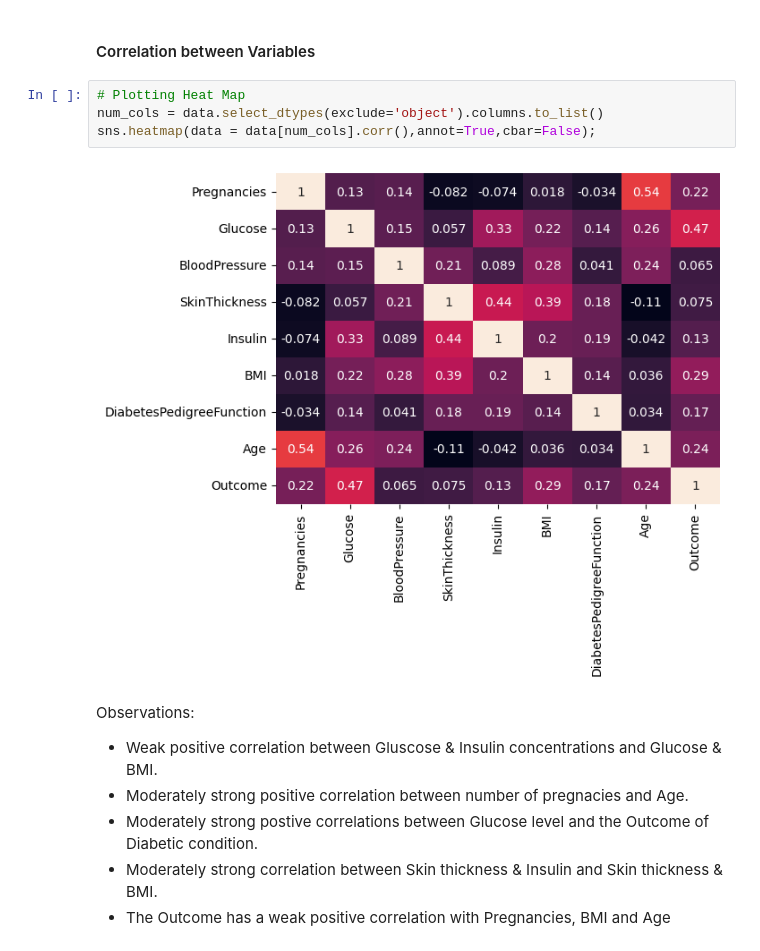
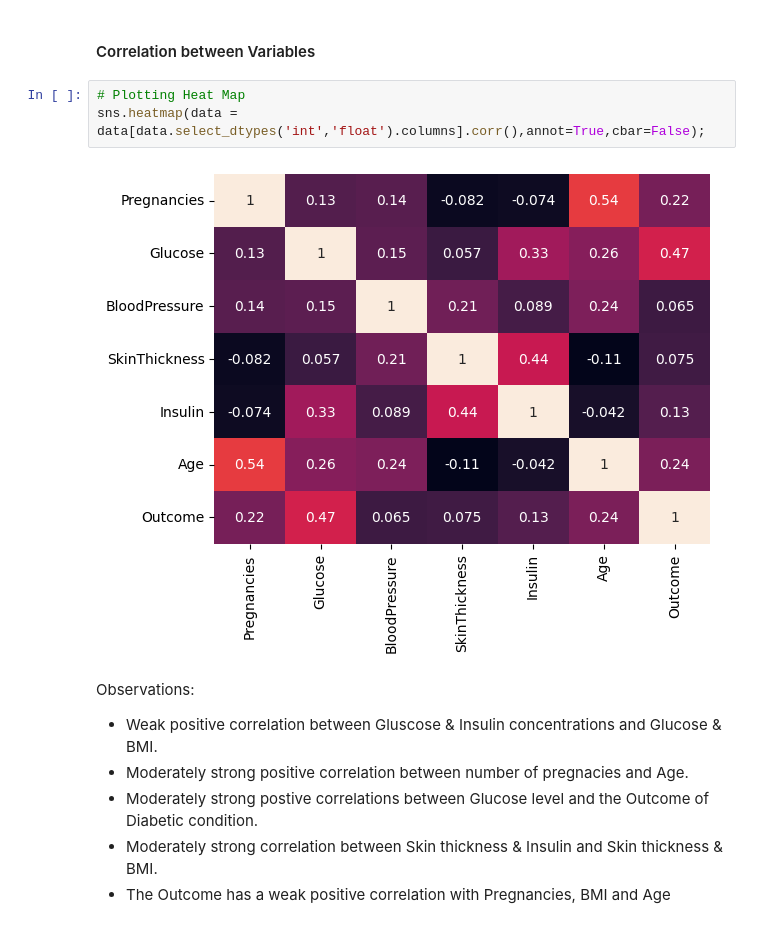
Before and after one commit to royssentongo/Own_projects, a Jupyter notebook: Pima_Diabetes.ipynb, the cells around one changed output. Drawn from its saved outputs; the diff is of its cells as text.

```diff
--- a/Pima_Diabetes.ipynb
+++ b/Pima_Diabetes.ipynb
@@ -294,10 +300,9 @@ plt.show()
 #### Correlation between Variables
 # %%
 # Plotting Heat Map
-num_cols = data.select_dtypes(exclude='object').columns.to_list()
-sns.heatmap(data = data[num_cols].corr(),annot=True,cbar=False);
+sns.heatmap(data = data[data.select_dtypes('int','float').columns].corr(),annot=True,cbar=False);
 # %% [output]
-[figure, old version]
+[figure, new version]
 # %% [markdown]
 Observations:
 * Weak positive correlation between Gluscose & Insulin concentrations and Glucose & BMI.
```
Also changed, not shown: parts of 56 cells of this notebook.
